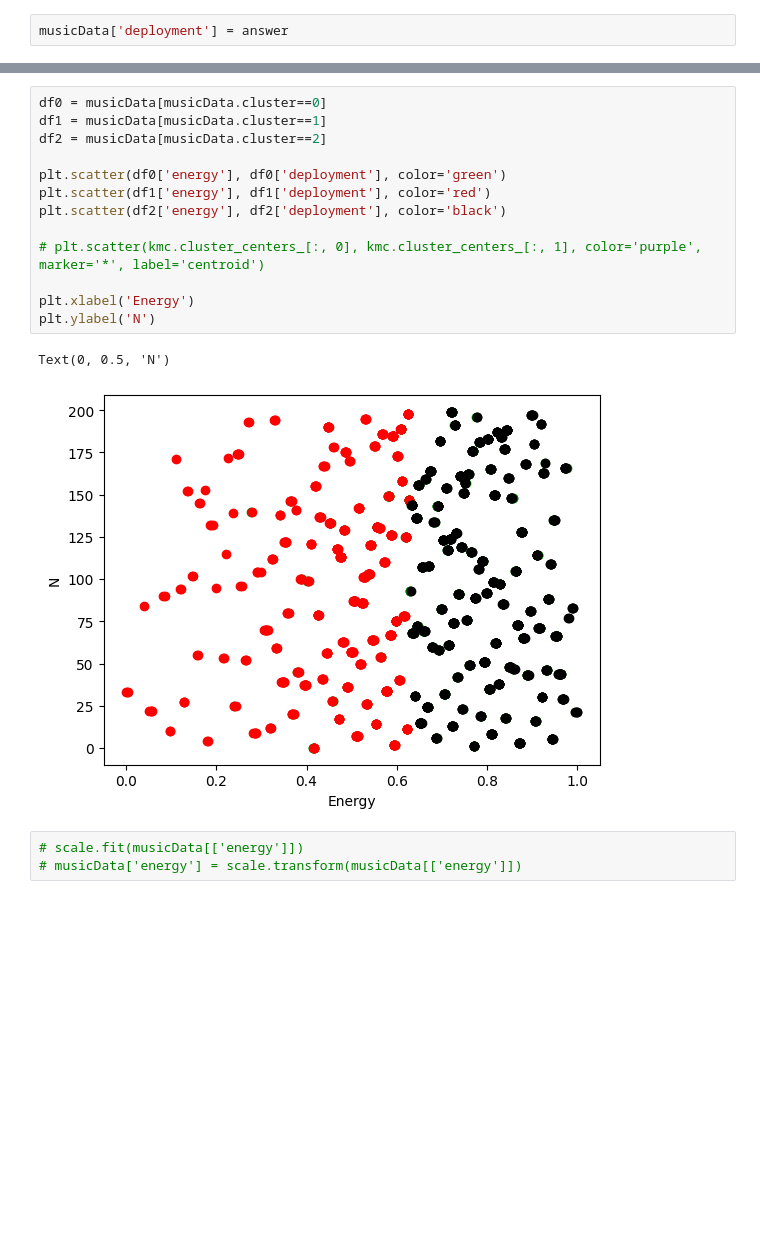
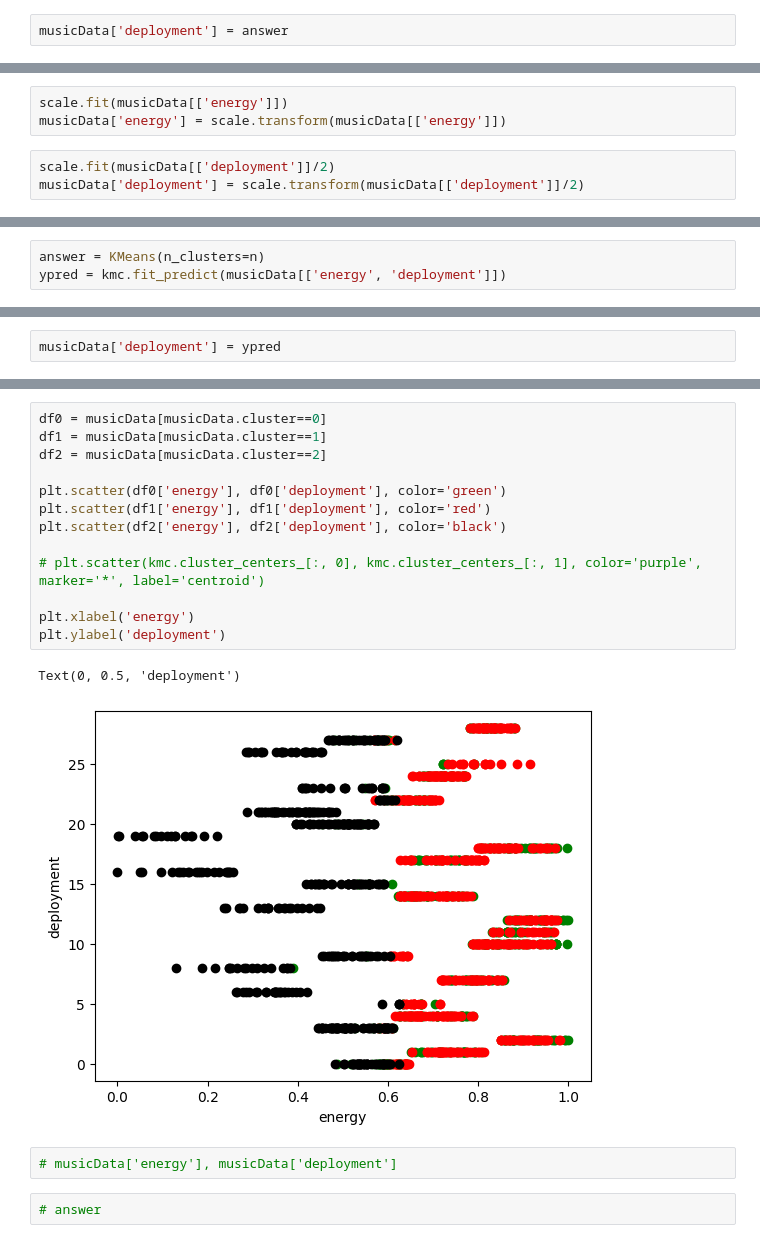
Before and after one commit to KyleKinsella/Data-Science-Machine-Learning-Code, a Jupyter notebook: Semester2MLProjects/K Means Clustering/kmcProject.ipynb, the cells around one changed output, grey strips where cells are left out. Saved outputs shown, nothing was run; the diff lists cells and outputs as text; blank space fills up the shorter version.

```diff
--- a/Semester2MLProjects/K Means Clustering/kmcProject.ipynb
+++ b/Semester2MLProjects/K Means Clustering/kmcProject.ipynb
@@ -265,0 +312,6 @@ musicData['deployment'] = answer
+# %%
+scale.fit(musicData[['energy']])
+musicData['energy'] = scale.transform(musicData[['energy']])
+# %%
+scale.fit(musicData[['deployment']]/2)
+musicData['deployment'] = scale.transform(musicData[['deployment']]/2)
@@ -265,0 +338,3 @@ musicData['deployment'] = answer
+# %%
+answer = KMeans(n_clusters=n)
+ypred = kmc.fit_predict(musicData[['energy', 'deployment']])
@@ -266,3 +345,5 @@ musicData['deployment'] = answer
+# %%
+musicData['deployment'] = ypred
 # %%
 musicData.head()
 # %% [output]
@@ -275,22 +357,23 @@ musicData.head()
 # %%
 df0 = musicData[musicData.cluster==0]
 df1 = musicData[musicData.cluster==1]
 df2 = musicData[musicData.cluster==2]
 
 plt.scatter(df0['energy'], df0['deployment'], color='green')
 plt.scatter(df1['energy'], df1['deployment'], color='red')
 plt.scatter(df2['energy'], df2['deployment'], color='black')
 
 # plt.scatter(kmc.cluster_centers_[:, 0], kmc.cluster_centers_[:, 1], color='purple', marker='*', label='centroid')
 
-plt.xlabel('Energy')
-plt.ylabel('N')
+plt.xlabel('energy')
+plt.ylabel('deployment')
 # %% [output]
-Text(0, 0.5, 'N')
+Text(0, 0.5, 'deployment')
-[figure, old version]
+[figure, new version]
 # %%
-# scale.fit(musicData[['energy']])
-# musicData['energy'] = scale.transform(musicData[['energy']])
+# musicData['energy'], musicData['deployment']
+# %%
+# answer
 # %%
 # df0 = musicData[musicData.cluster==0]
 # df1 = musicData[musicData.cluster==1]
```
Also changed, not shown: parts of 24 cells of this notebook.
